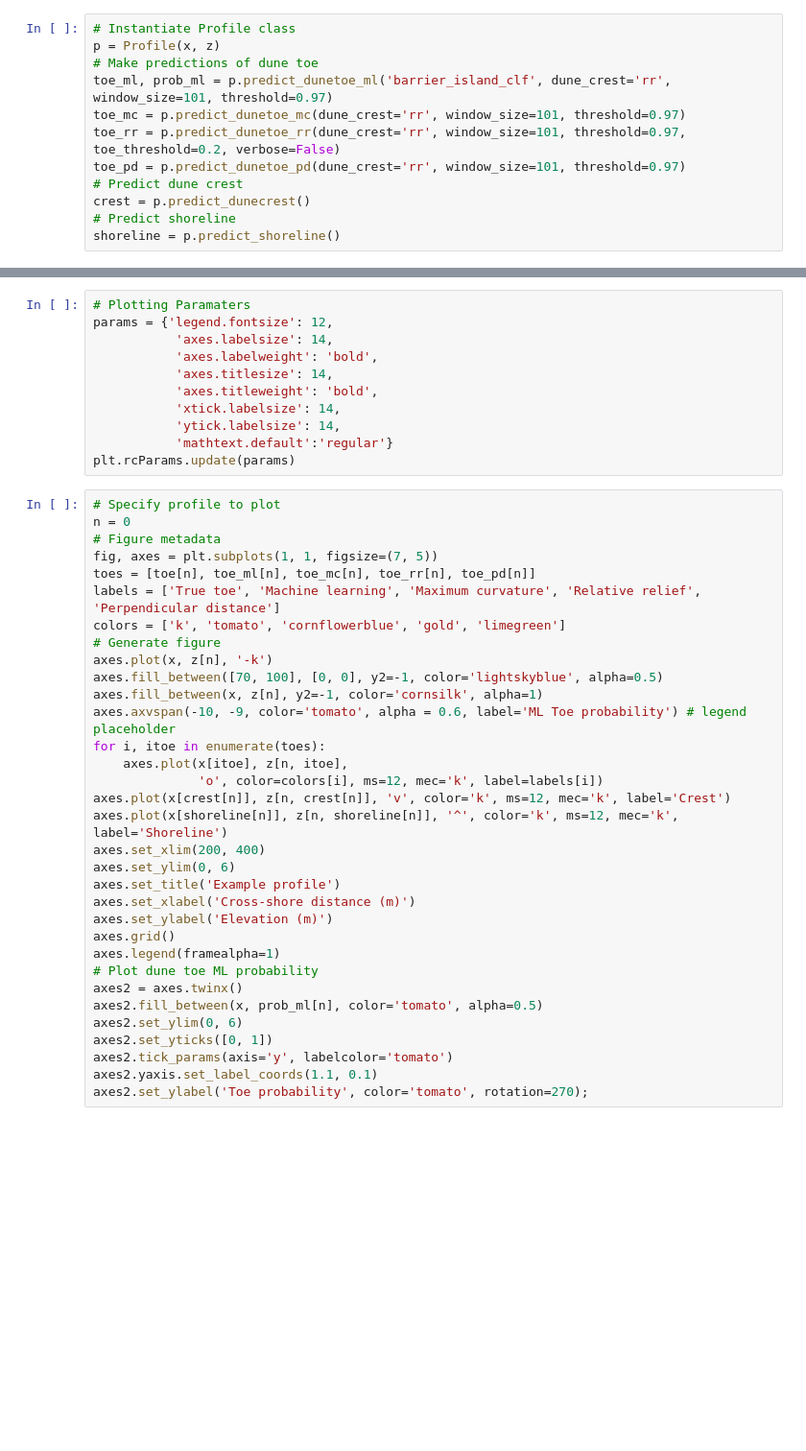
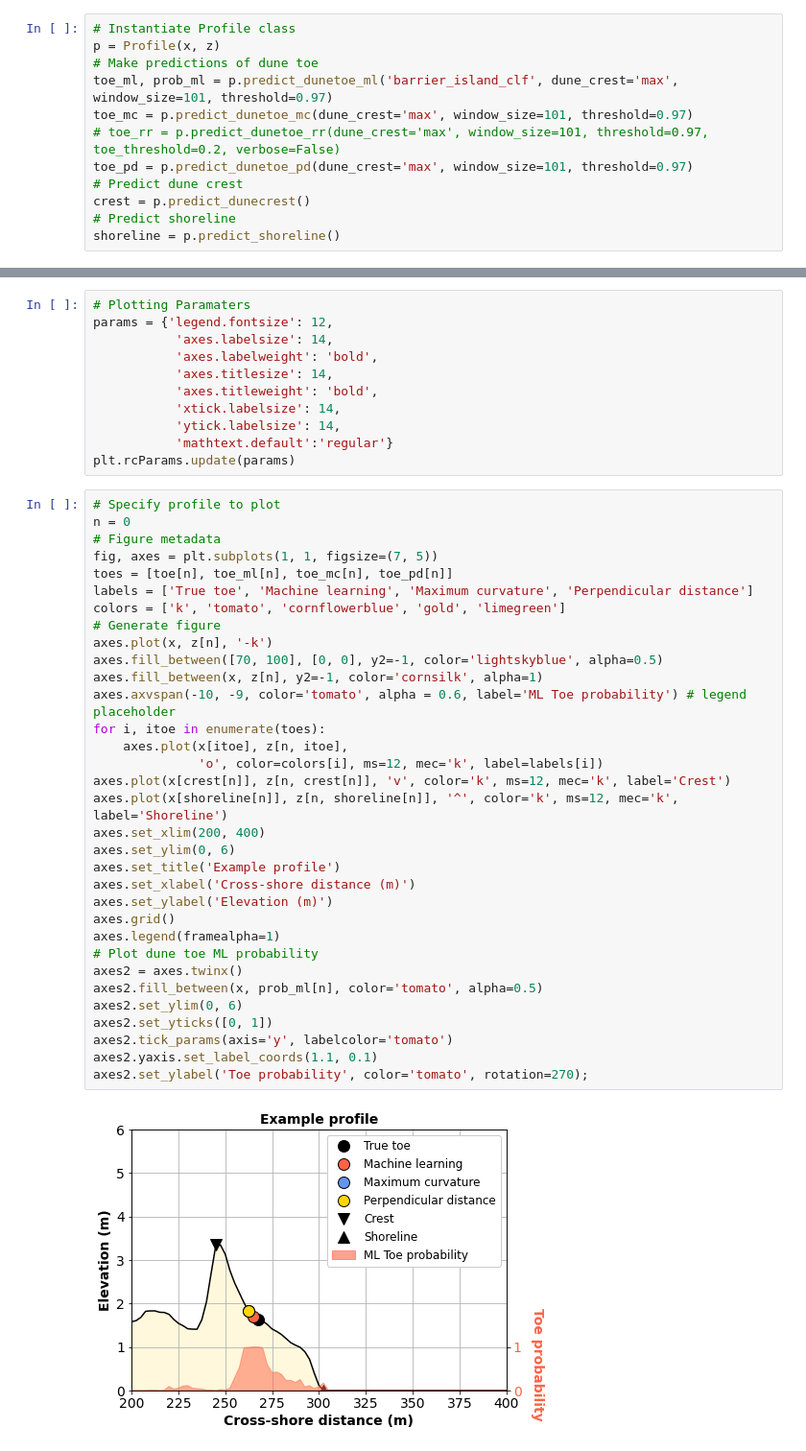
Before and after one commit to TristanSalles/CoastProc, a Jupyter notebook: notebooks/BeachProcesses/pyBeach.ipynb, the cells around one changed output, grey strips where cells are left out. Shown: that part at 96% size. Drawn from its saved outputs; the diff is of its cells as text; blank space fills up the shorter version.

```diff
--- a/notebooks/BeachProcesses/pyBeach.ipynb
+++ b/notebooks/BeachProcesses/pyBeach.ipynb
@@ -133,10 +126,10 @@ clf = cs.create_classifier(x, z, toe, window=40, min_buffer=40, max_buffer=200)
 # Instantiate Profile class
 p = Profile(x, z)
 # Make predictions of dune toe
-toe_ml, prob_ml = p.predict_dunetoe_ml('barrier_island_clf', dune_crest='rr', window_size=101, threshold=0.97)
-toe_mc = p.predict_dunetoe_mc(dune_crest='rr', window_size=101, threshold=0.97)
-toe_rr = p.predict_dunetoe_rr(dune_crest='rr', window_size=101, threshold=0.97, toe_threshold=0.2, verbose=False)
-toe_pd = p.predict_dunetoe_pd(dune_crest='rr', window_size=101, threshold=0.97)
+toe_ml, prob_ml = p.predict_dunetoe_ml('barrier_island_clf', dune_crest='max', window_size=101, threshold=0.97)
+toe_mc = p.predict_dunetoe_mc(dune_crest='max', window_size=101, threshold=0.97)
+# toe_rr = p.predict_dunetoe_rr(dune_crest='max', window_size=101, threshold=0.97, toe_threshold=0.2, verbose=False)
+toe_pd = p.predict_dunetoe_pd(dune_crest='max', window_size=101, threshold=0.97)
 # Predict dune crest
 crest = p.predict_dunecrest()
 # Predict shoreline
@@ -158,35 +151,37 @@ plt.rcParams.update(params)
 # Specify profile to plot
 n = 0
 # Figure metadata
 fig, axes = plt.subplots(1, 1, figsize=(7, 5))
-toes = [toe[n], toe_ml[n], toe_mc[n], toe_rr[n], toe_pd[n]]
-labels = ['True toe', 'Machine learning', 'Maximum curvature', 'Relative relief', 'Perpendicular distance']
+toes = [toe[n], toe_ml[n], toe_mc[n], toe_pd[n]]
+labels = ['True toe', 'Machine learning', 'Maximum curvature', 'Perpendicular distance']
 colors = ['k', 'tomato', 'cornflowerblue', 'gold', 'limegreen']
 # Generate figure
 axes.plot(x, z[n], '-k')
 axes.fill_between([70, 100], [0, 0], y2=-1, color='lightskyblue', alpha=0.5)
 axes.fill_between(x, z[n], y2=-1, color='cornsilk', alpha=1)
 axes.axvspan(-10, -9, color='tomato', alpha = 0.6, label='ML Toe probability') # legend placeholder
 for i, itoe in enumerate(toes):
     axes.plot(x[itoe], z[n, itoe],
               'o', color=colors[i], ms=12, mec='k', label=labels[i])
 axes.plot(x[crest[n]], z[n, crest[n]], 'v', color='k', ms=12, mec='k', label='Crest')
 axes.plot(x[shoreline[n]], z[n, shoreline[n]], '^', color='k', ms=12, mec='k', label='Shoreline')
 axes.set_xlim(200, 400)
 axes.set_ylim(0, 6)
 axes.set_title('Example profile')
 axes.set_xlabel('Cross-shore distance (m)')
 axes.set_ylabel('Elevation (m)')
 axes.grid()
 axes.legend(framealpha=1)
 # Plot dune toe ML probability
 axes2 = axes.twinx()
 axes2.fill_between(x, prob_ml[n], color='tomato', alpha=0.5)
 axes2.set_ylim(0, 6)
 axes2.set_yticks([0, 1])
 axes2.tick_params(axis='y', labelcolor='tomato')
 axes2.yaxis.set_label_coords(1.1, 0.1)
 axes2.set_ylabel('Toe probability', color='tomato', rotation=270);
+# %% [output]
+[figure, added]
 # %%
 # Figure metadata
 fig, axes = plt.subplots(1, 1, figsize=(5, 5))
```
Also changed, not shown: parts of 7 cells of this notebook, 6 other files.
